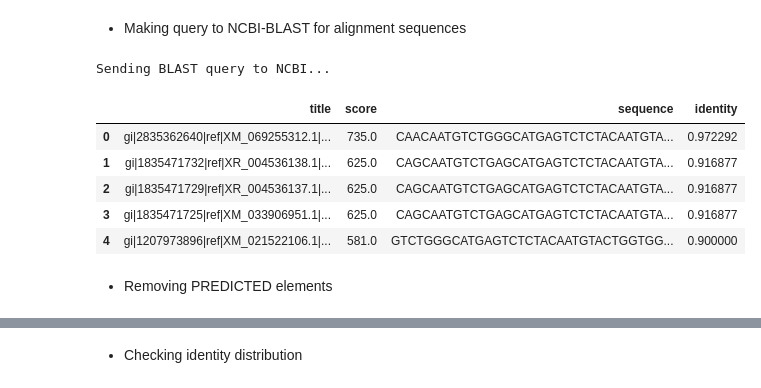
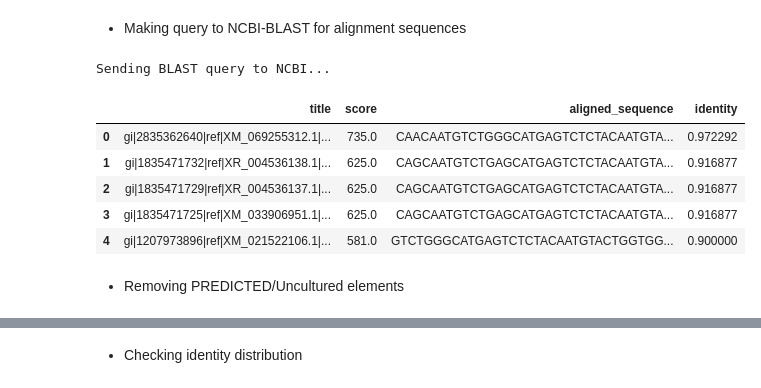
Before and after one commit to dMedinaO/PI5P4K_analysis, a Jupyter notebook: notebook_analysis/developing_phylogenetic_tree.ipynb, the cells around one changed output, grey strips where cells are left out. Saved outputs shown, nothing was run; the diff lists cells and outputs as text; code cells hidden in the pictures.

```diff
--- a/notebook_analysis/developing_phylogenetic_tree.ipynb
+++ b/notebook_analysis/developing_phylogenetic_tree.ipynb
@@ -69,41 +96,41 @@ record = SeqRecord(query_seq, id="Query1", description=sequences_to_process["Org
 print("Sending BLAST query to NCBI...")
 result_handle = NCBIWWW.qblast(
     program="blastn",
     database="nt",
     sequence=record.format("fasta"),
-    hitlist_size=1000,
+    hitlist_size=10000,
     format_type="XML"
 )
 
 blast_records = NCBIXML.read(result_handle)
 
 filter_sequences = []
 
 for alignment in blast_records.alignments:
     hsp = alignment.hsps[0]  # high-scoring pair
 
     row = [
         alignment.title,
         hsp.score,
         hsp.sbjct,
         hsp.identities / hsp.align_length
     ]
 
     filter_sequences.append(row)
 
 df_selected_sequences = pd.DataFrame(
     data=filter_sequences,
-    columns=["title", "score", "sequence", "identity"])
+    columns=["title", "score", "aligned_sequence", "identity"])
 
 df_selected_sequences.head(5)
 # %% [output]
 Sending BLAST query to NCBI...
-|  | title | score | sequence | identity |
+|  | title | score | aligned_sequence | identity |
 | 0 | gi|2835362640|ref|XM_069255312.1|... | 735.0 | CAACAATGTCTGGGCATGAGTCTCTACAATGTA... | 0.972292 |
 | 1 | gi|1835471732|ref|XR_004536138.1|... | 625.0 | CAGCAATGTCTGAGCATGAGTCTCTACAATGTA... | 0.916877 |
 | 2 | gi|1835471729|ref|XR_004536137.1|... | 625.0 | CAGCAATGTCTGAGCATGAGTCTCTACAATGTA... | 0.916877 |
 | 3 | gi|1835471725|ref|XM_033906951.1|... | 625.0 | CAGCAATGTCTGAGCATGAGTCTCTACAATGTA... | 0.916877 |
 | 4 | gi|1207973896|ref|XM_021522106.1|... | 581.0 | GTCTGGGCATGAGTCTCTACAATGTACTGGTGG... | 0.900000 |
 # %% [markdown]
-- Removing PREDICTED elements
+- Removing PREDICTED/Uncultured elements
 # %%
```
Also changed, not shown: parts of 39 cells of this notebook, 4 other files.
